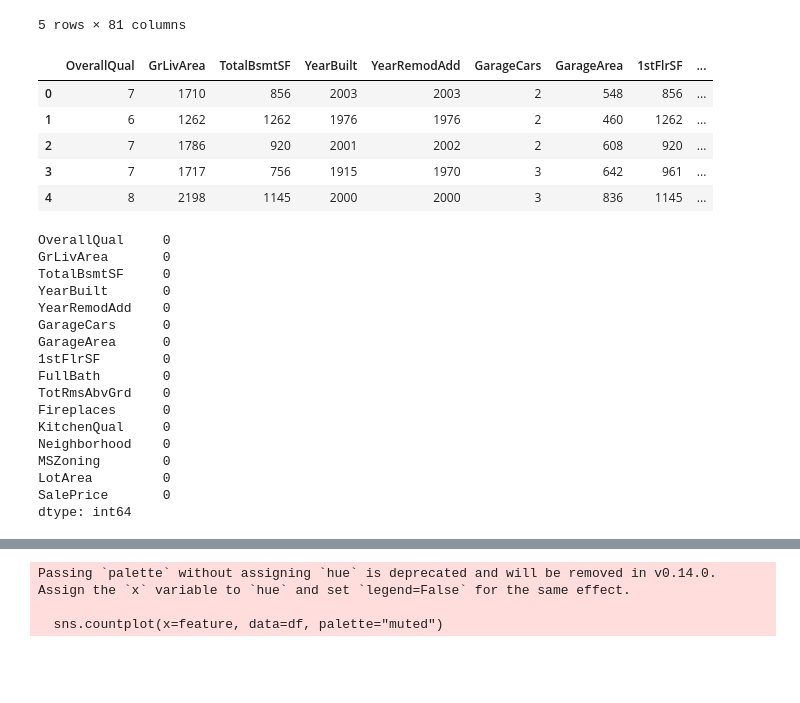
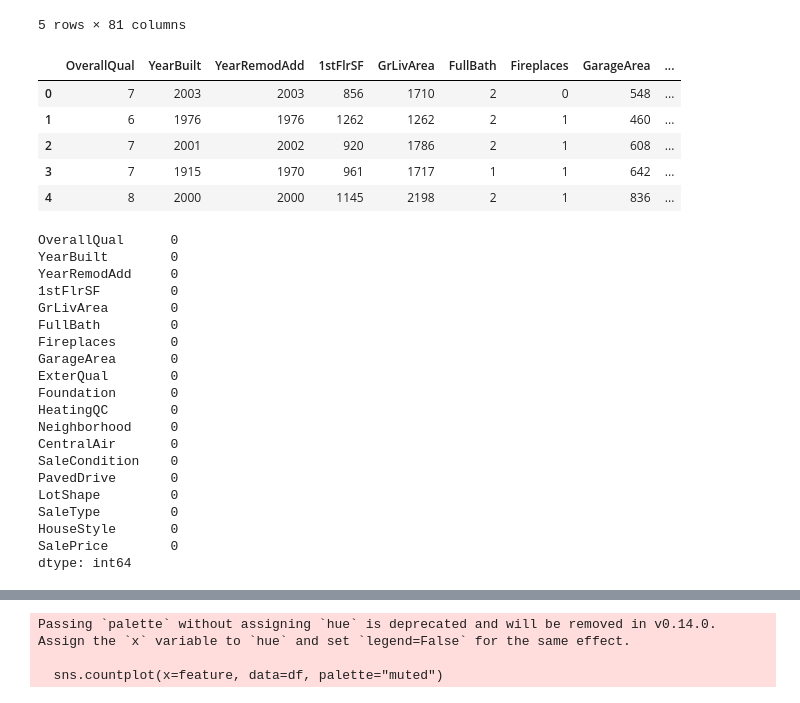
Before and after one commit to amanpreet60/Market_ml_system, a Jupyter notebook: index.ipynb, the cells around one changed output, grey strips where cells are left out. Saved outputs shown, nothing was run; the diff lists cells and outputs as text; code cells hidden in the pictures; blank space fills up the shorter version.

```diff
--- a/index.ipynb
+++ b/index.ipynb
@@ -18,58 +18,49 @@ df.head()
 5 rows × 81 columns
 # %%
 # Define the top 15 important features
-top_15_features = [
-    'OverallQual',
-    'GrLivArea',
-    'TotalBsmtSF',
-    'YearBuilt',
-    'YearRemodAdd',
-    'GarageCars',
-    'GarageArea',
-    '1stFlrSF',
-    'FullBath',
-    'TotRmsAbvGrd',
-    'Fireplaces',
-    'KitchenQual',
-    'Neighborhood',
-    'MSZoning',
-    'LotArea'
-]
+top_features = ['OverallQual', 'YearBuilt', 'YearRemodAdd',
+                   '1stFlrSF', 'GrLivArea', 'FullBath', 'Fireplaces',
+                   'GarageArea','ExterQual', 'Foundation', 'HeatingQC', 'Neighborhood', 'CentralAir',
+                    'SaleCondition', 'PavedDrive', 'LotShape', 'SaleType', 'HouseStyle']
+
 
 # Add target variable
 target = 'SalePrice'
 
 # Filter the DataFrame
-df = df[top_15_features + [target]]
+df = df[top_features + [target]]
 
 # Display the filtered DataFrame
 df.head()
 # %% [output]
-|  | OverallQual | GrLivArea | TotalBsmtSF | YearBuilt | YearRemodAdd | GarageCars | GarageArea | 1stFlrSF | ... |
-| 0 | 7 | 1710 | 856 | 2003 | 2003 | 2 | 548 | 856 | ... |
-| 1 | 6 | 1262 | 1262 | 1976 | 1976 | 2 | 460 | 1262 | ... |
-| 2 | 7 | 1786 | 920 | 2001 | 2002 | 2 | 608 | 920 | ... |
-| 3 | 7 | 1717 | 756 | 1915 | 1970 | 3 | 642 | 961 | ... |
-| 4 | 8 | 2198 | 1145 | 2000 | 2000 | 3 | 836 | 1145 | ... |
+|  | OverallQual | YearBuilt | YearRemodAdd | 1stFlrSF | GrLivArea | FullBath | Fireplaces | GarageArea | ... |
+| 0 | 7 | 2003 | 2003 | 856 | 1710 | 2 | 0 | 548 | ... |
+| 1 | 6 | 1976 | 1976 | 1262 | 1262 | 2 | 1 | 460 | ... |
+| 2 | 7 | 2001 | 2002 | 920 | 1786 | 2 | 1 | 608 | ... |
+| 3 | 7 | 1915 | 1970 | 961 | 1717 | 1 | 1 | 642 | ... |
+| 4 | 8 | 2000 | 2000 | 1145 | 2198 | 2 | 1 | 836 | ... |
 # %%
 df.isna().sum()
 # %% [output]
-OverallQual     0
-GrLivArea       0
-TotalBsmtSF     0
-YearBuilt       0
-YearRemodAdd    0
-GarageCars      0
-GarageArea      0
-1stFlrSF        0
-FullBath        0
-TotRmsAbvGrd    0
-Fireplaces      0
-KitchenQual     0
-Neighborhood    0
-MSZoning        0
-LotArea         0
-SalePrice       0
+OverallQual      0
+YearBuilt        0
+YearRemodAdd     0
+1stFlrSF         0
+GrLivArea        0
+FullBath         0
+Fireplaces       0
+GarageArea       0
+ExterQual        0
+Foundation       0
+HeatingQC        0
+Neighborhood     0
+CentralAir       0
+SaleCondition    0
+PavedDrive       0
+LotShape         0
+SaleType         0
+HouseStyle       0
+SalePrice        0
 dtype: int64
 # %%
 df.info()
```
Also changed, not shown: parts of 44 cells of this notebook, 2 other files.
